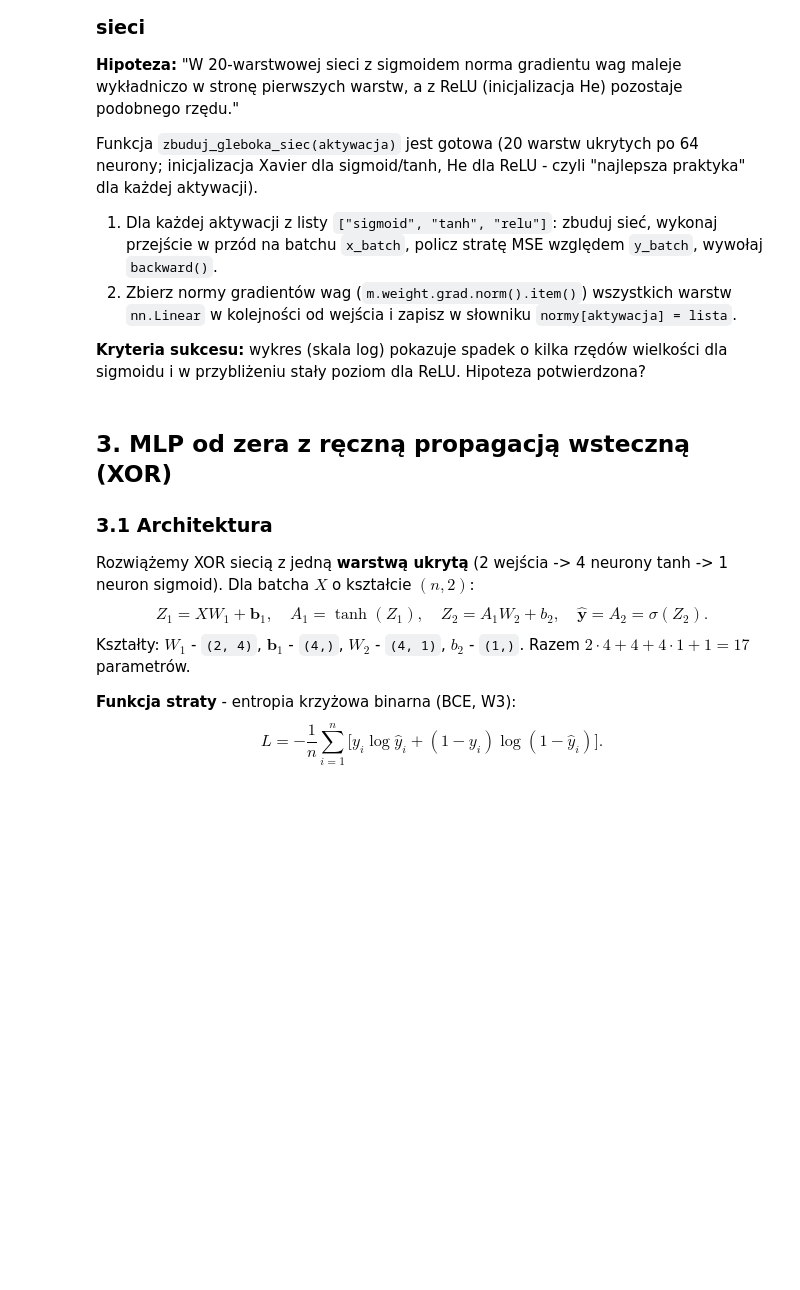
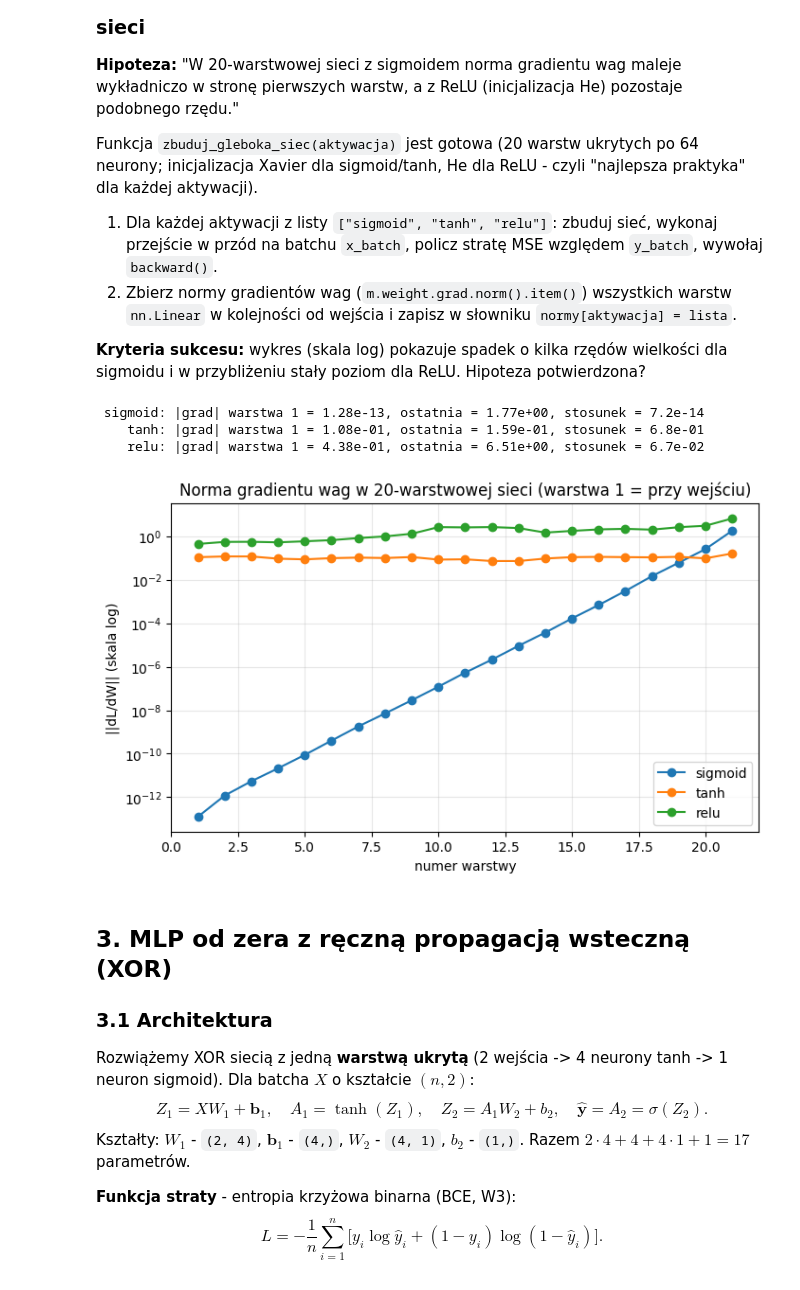
Before and after one commit to OxeyeDaisy434/UczenieGlebokieIJegoZastosowania---ZajeciaMagister, a Jupyter notebook: Notebooki_studenci/Lab02_Perceptron_MLP.ipynb, the cells around one changed output. Cells and saved outputs as stored; diff of their text form; code cells hidden in the pictures; blank space fills up the shorter version.

```diff
--- a/Notebooki_studenci/Lab02_Perceptron_MLP.ipynb
+++ b/Notebooki_studenci/Lab02_Perceptron_MLP.ipynb
@@ -369,33 +411,63 @@ Funkcja `zbuduj_gleboka_siec(aktywacja)` jest gotowa (20 warstw ukrytych po 64 n
 # %%
 def zbuduj_gleboka_siec(aktywacja, L=20, szer=64, seed=0):
     torch.manual_seed(seed)
     akt = {"sigmoid": nn.Sigmoid, "tanh": nn.Tanh, "relu": nn.ReLU}[aktywacja]
     warstwy = []
     for _ in range(L):
         lin = nn.Linear(szer, szer)
         if aktywacja == "relu":
             nn.init.kaiming_normal_(lin.weight, nonlinearity="relu")   # inicjalizacja He
         else:
             nn.init.xavier_normal_(lin.weight)                         # inicjalizacja Xavier/Glorot
         nn.init.zeros_(lin.bias)
         warstwy += [lin, akt()]
     warstwy.append(nn.Linear(szer, 1))                                  # wyjście
     return nn.Sequential(*warstwy)
 
 torch.manual_seed(SEED)
 x_batch = torch.randn(256, 64)
 y_batch = torch.randn(256, 1)
 
 normy = {}
-# TODO: uzupełnij - pętla po aktywacjach - forward, MSE, backward, normy gradientów wag
 
+for akt_nazwa in ["sigmoid", "tanh", "relu"]:
+
+    siec = zbuduj_gleboka_siec(
+        akt_nazwa,
+        L=20,
+        szer=64,
+        seed=SEED
+    )
+
+    siec.zero_grad()
+
+    wyjscie = siec(x_batch)
+
+    strata = F.mse_loss(wyjscie, y_batch)
+
+    strata.backward()
+
+    warstwy = [
+        m for m in siec
+        if isinstance(m, nn.Linear)
+    ]
+
+    normy[akt_nazwa] = [
+        m.weight.grad.norm().item()
+        for m in warstwy
+    ]
 if normy:
     plt.figure(figsize=(8, 4.5))
     for akt_nazwa, nr in normy.items():
         plt.semilogy(range(1, len(nr) + 1), nr, "o-", label=akt_nazwa)
         print(f"{akt_nazwa:>8}: |grad| warstwa 1 = {nr[0]:.2e}, ostatnia = {nr[-1]:.2e}, stosunek = {nr[0] / nr[-1]:.1e}")
     plt.title("Norma gradientu wag w 20-warstwowej sieci (warstwa 1 = przy wejściu)")
     plt.xlabel("numer warstwy"); plt.ylabel("||dL/dW|| (skala log)"); plt.legend(); plt.grid(alpha=0.3, which="both"); plt.show()
+# %% [output]
+ sigmoid: |grad| warstwa 1 = 1.28e-13, ostatnia = 1.77e+00, stosunek = 7.2e-14
+    tanh: |grad| warstwa 1 = 1.08e-01, ostatnia = 1.59e-01, stosunek = 6.8e-01
+    relu: |grad| warstwa 1 = 4.38e-01, ostatnia = 6.51e+00, stosunek = 6.7e-02
+[figure, added]
 # %% [markdown]
 ## 3. MLP od zera z ręczną propagacją wsteczną (XOR)
 
```
Also changed, not shown: parts of 22 cells of this notebook.
